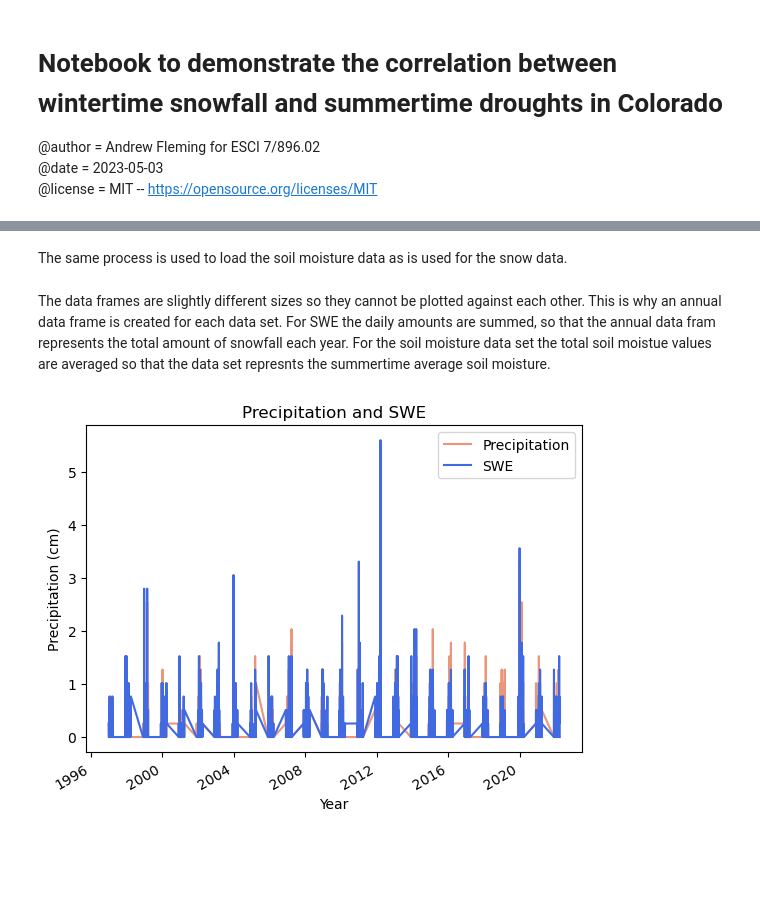
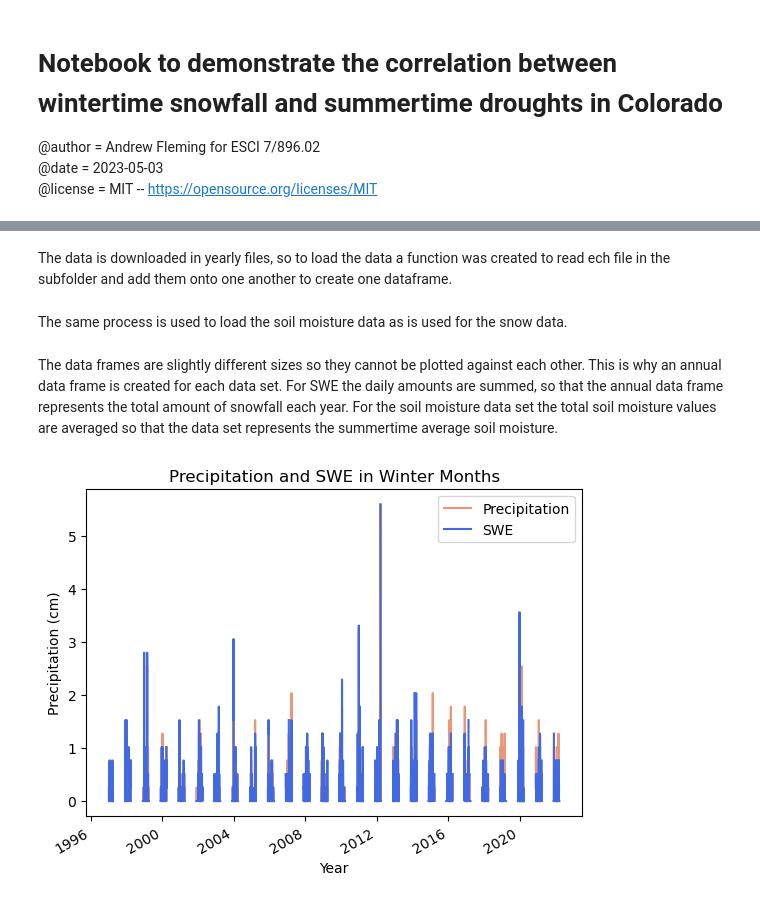
Before and after one commit to andrewflem/Final-Project-CO-snow-and-droughts, a Jupyter notebook: Fleming_Final_Project_ESCI_797 (1).ipynb, the cells around one changed output, grey strips where cells are left out. Drawn from its saved outputs; the diff is of its cells as text; code cells hidden in the pictures; blank space fills up the shorter version.

```diff
--- a/Fleming_Final_Project_ESCI_797 (1).ipynb
+++ b/Fleming_Final_Project_ESCI_797 (1).ipynb
@@ -78,10 +78,3 @@ for filename in filenames:
         data_snow= pd.concat([data_snow,data_snow_small])
     except:
         data_snow= data_snow_small
-
-# Make non-winter months NaN
-data_snow.loc[~((data_snow.index.month >= 12) | (data_snow.index.month <= 3))] = pd.NA
-data_snow = data_snow.dropna()
-
-#Remove decemeber 1996
-data_snow = data_snow['1997-01-01':'2022-12-31']
@@ -90,3 +108,5 @@ The data is downloaded in yearly files, so to load the data a function was creat
+# %% [markdown]
+The data is downloaded in yearly files, so to load the data a function was created to read ech file in the subfolder and add them onto one another to create one dataframe.
 # %%
 #%% Load soil moisture data
 
@@ -138,5 +159,5 @@ data_sm = data_sm.dropna()
-# %% [markdown]
-The same process is used to load the soil moisture data as is used for the snow data.
+# %% [markdown]
+The same process is used to load the soil moisture data as is used for the snow data.
 # %%
 #%% Creating annual data frame for SWE
 
@@ -163,34 +179,34 @@ dfannual_sm = dfscan_fill2[['tot_soilmoisture']].groupby(data_sm.index.year).mea
 #Rename column
 dfannual_sm = dfannual_sm.rename(columns={'tot_soilmoisture': 'avg_soilmoisture'})
 # %% [markdown]
-The data frames are slightly different sizes so they cannot be plotted against each other. This is why an annual data frame is created for each data set. For SWE the daily amounts are summed, so that the annual data fram represents the total amount of snowfall each year. For the soil moisture data set the total soil moistue values are averaged so that the data set represnts the summertime average soil moisture.
+The data frames are slightly different sizes so they cannot be plotted against each other. This is why an annual data frame is created for each data set. For SWE the daily amounts are summed, so that the annual data frame represents the total amount of snowfall each year. For the soil moisture data set the total soil moisture values are averaged so that the data set represents the summertime average soil moisture.
 # %%
 #%%Create Time Series Plot for SWE
 
 # Create plot
 fig1, ax = plt.subplots()
 
 # Plot another data series
 ax.plot(data_snow['Precip_cm'],  # x = 1st series, y = 2nd series)
         'darksalmon',                            # Line Format
         label = 'Precipitation')         # series label for legend
 
 # Plot one data series
 ax.plot(data_snow['SWE_cm'],  # x = 1st series, y = 2nd series)
         'royalblue',                           # Line Format
         label = 'SWE')       # series label for legend
 
 
 # Add plot components
 ax.set_xlabel('Year')         # x-axis label
 ax.set_ylabel('Precipitation (cm)')          # y-axis label
-ax.set_title('Precipitation and SWE') # figure title
+ax.set_title('Precipitation and SWE in Winter Months') # figure title
 ax.legend()                                   # legend
 
 # Optional command to make x-tick labels diagonal to avoid overlap
 fig1.autofmt_xdate()
 # %% [output]
-[figure, old version]
+[figure, new version]
 # %%
 #%%Create Time Series Plot for SM
 
```
Also changed, not shown: parts of 30 cells of this notebook.
